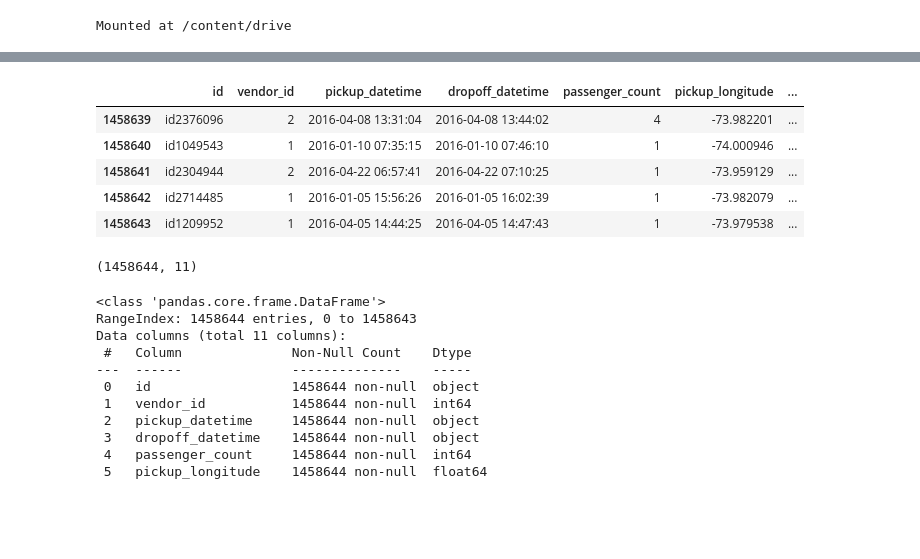
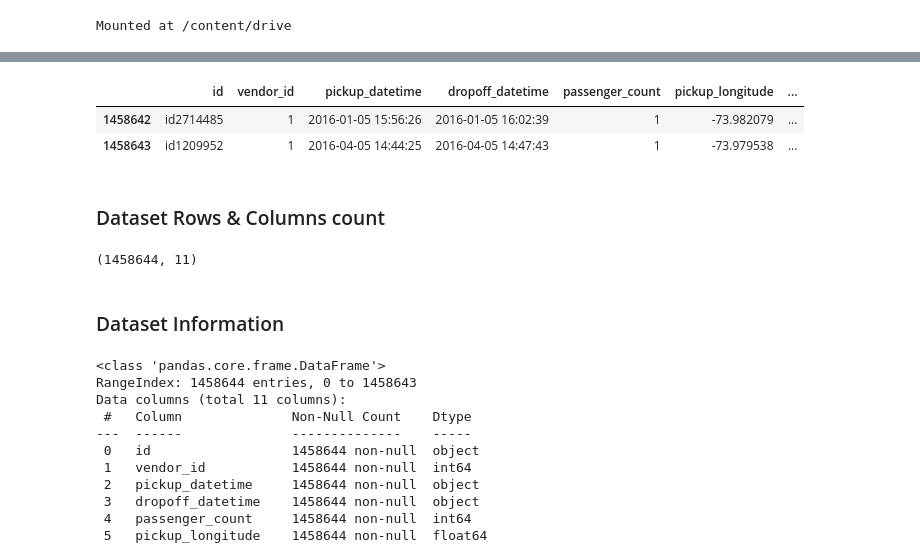
Before and after one commit to ErSangram/New_York_city_taxi_Trip-Time-Prediction, a Jupyter notebook: NYC_taxi_Trip_Time_Prediction_project.ipynb, the cells around one changed output, grey strips where cells are left out. Saved outputs shown, nothing was run; the diff lists cells and outputs as text; code cells hidden in the pictures; blank space fills up the shorter version.

```diff
--- a/NYC_taxi_Trip_Time_Prediction_project.ipynb
+++ b/NYC_taxi_Trip_Time_Prediction_project.ipynb
@@ -29,17 +51,18 @@ data.sample(4)
 # %%
-data.tail()
+data.tail(2)
 # %% [output]
 |  | id | vendor_id | pickup_datetime | dropoff_datetime | passenger_count | pickup_longitude | ... |
-| 1458639 | id2376096 | 2 | 2016-04-08 13:31:04 | 2016-04-08 13:44:02 | 4 | -73.982201 | ... |
-| 1458640 | id1049543 | 1 | 2016-01-10 07:35:15 | 2016-01-10 07:46:10 | 1 | -74.000946 | ... |
-| 1458641 | id2304944 | 2 | 2016-04-22 06:57:41 | 2016-04-22 07:10:25 | 1 | -73.959129 | ... |
 | 1458642 | id2714485 | 1 | 2016-01-05 15:56:26 | 2016-01-05 16:02:39 | 1 | -73.982079 | ... |
 | 1458643 | id1209952 | 1 | 2016-04-05 14:44:25 | 2016-04-05 14:47:43 | 1 | -73.979538 | ... |
+# %% [markdown]
+### Dataset Rows & Columns count
 # %%
 # Dataset Rows & Columns count
 data.shape
 # %% [output]
 (1458644, 11)
+# %% [markdown]
+### Dataset Information
 # %%
 # Dataset Info
 data.info()
```
Also changed, not shown: parts of 61 cells of this notebook.
